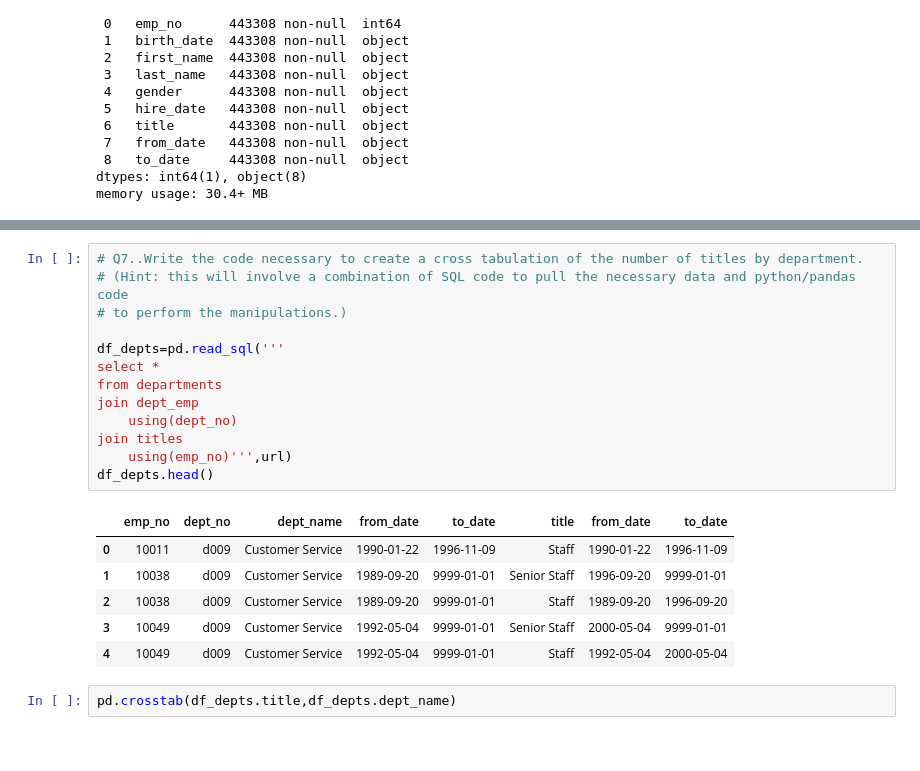
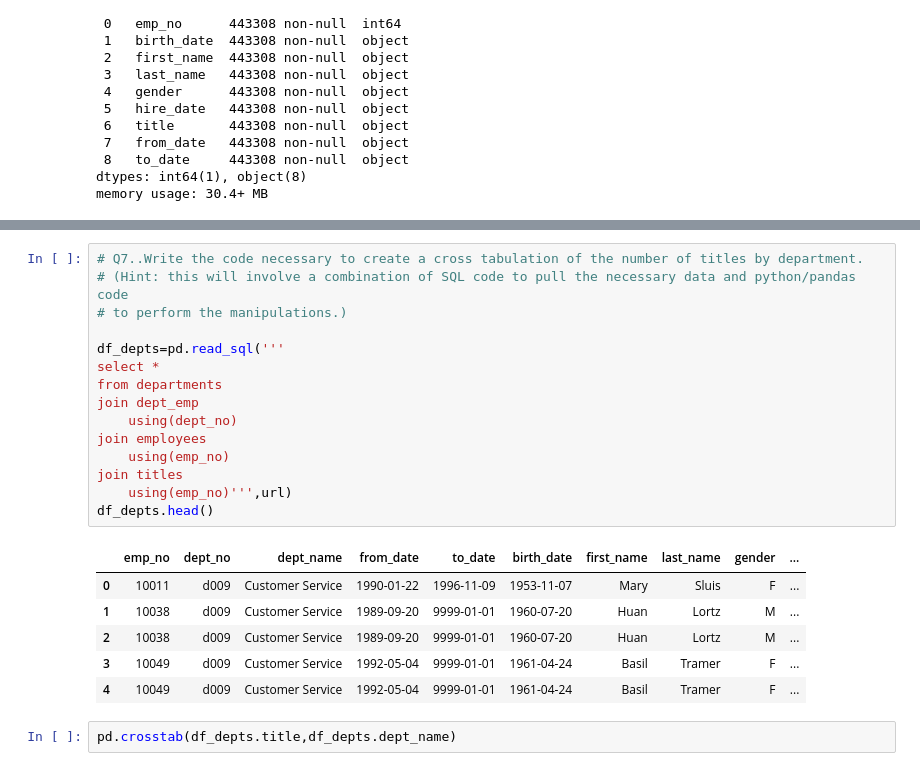
Before and after one commit to sikandar-shrestha/ds-libraries-exercises, a Jupyter notebook: advanced_dataframes.ipynb, the cells around one changed output, grey strips where cells are left out. Drawn from its saved outputs; the diff is of its cells as text.

```diff
--- a/advanced_dataframes.ipynb
+++ b/advanced_dataframes.ipynb
@@ -823,23 +760,25 @@ Name: hire_date, dtype: datetime64[ns]
 # %%
 # Q7..Write the code necessary to create a cross tabulation of the number of titles by department.
 # (Hint: this will involve a combination of SQL code to pull the necessary data and python/pandas code
 # to perform the manipulations.)
 
 df_depts=pd.read_sql('''
 select *
 from departments
 join dept_emp
     using(dept_no)
+join employees
+    using(emp_no)
 join titles
     using(emp_no)''',url)
 df_depts.head()
 # %% [output]
-|  | emp_no | dept_no | dept_name | from_date | to_date | title | from_date | to_date |
-| 0 | 10011 | d009 | Customer Service | 1990-01-22 | 1996-11-09 | Staff | 1990-01-22 | 1996-11-09 |
-| 1 | 10038 | d009 | Customer Service | 1989-09-20 | 9999-01-01 | Senior Staff | 1996-09-20 | 9999-01-01 |
-| 2 | 10038 | d009 | Customer Service | 1989-09-20 | 9999-01-01 | Staff | 1989-09-20 | 1996-09-20 |
-| 3 | 10049 | d009 | Customer Service | 1992-05-04 | 9999-01-01 | Senior Staff | 2000-05-04 | 9999-01-01 |
-| 4 | 10049 | d009 | Customer Service | 1992-05-04 | 9999-01-01 | Staff | 1992-05-04 | 2000-05-04 |
+|  | emp_no | dept_no | dept_name | from_date | to_date | birth_date | first_name | last_name | gender | ... |
+| 0 | 10011 | d009 | Customer Service | 1990-01-22 | 1996-11-09 | 1953-11-07 | Mary | Sluis | F | ... |
+| 1 | 10038 | d009 | Customer Service | 1989-09-20 | 9999-01-01 | 1960-07-20 | Huan | Lortz | M | ... |
+| 2 | 10038 | d009 | Customer Service | 1989-09-20 | 9999-01-01 | 1960-07-20 | Huan | Lortz | M | ... |
+| 3 | 10049 | d009 | Customer Service | 1992-05-04 | 9999-01-01 | 1961-04-24 | Basil | Tramer | F | ... |
+| 4 | 10049 | d009 | Customer Service | 1992-05-04 | 9999-01-01 | 1961-04-24 | Basil | Tramer | F | ... |
 # %%
 pd.crosstab(df_depts.title,df_depts.dept_name)
 # %% [output]
```
Also changed, not shown: parts of 47 cells of this notebook.
